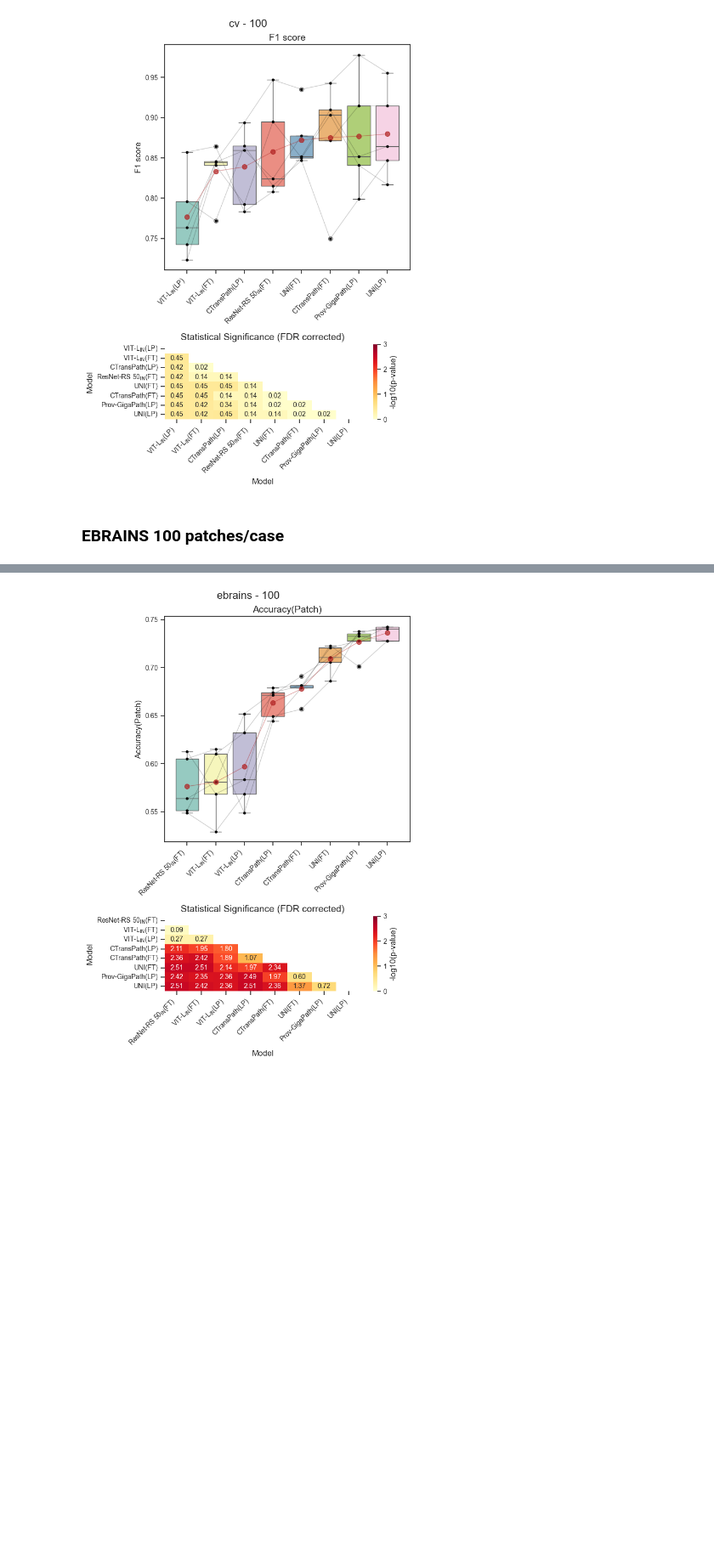
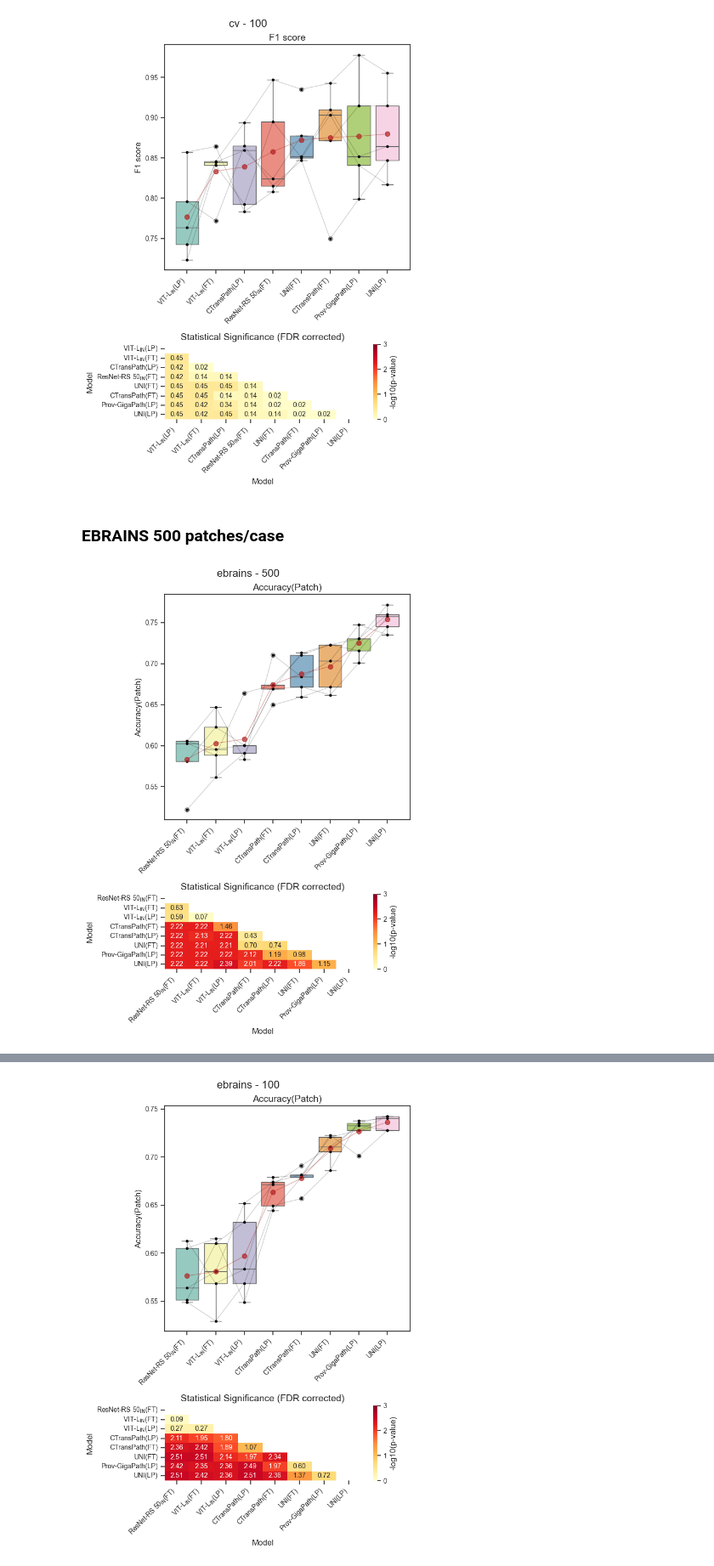
Before and after one commit to endaaman/bt, a Jupyter notebook: notes/note_metrics.ipynb, the cells around one changed output, grey strips where cells are left out. Shown at 85% size. Saved outputs shown, nothing was run; the diff lists cells and outputs as text; code cells hidden in the pictures; blank space fills up the shorter version.

```diff
--- a/notes/note_metrics.ipynb
+++ b/notes/note_metrics.ipynb
@@ -212,4 +212,10 @@ plt.show()
 # %% [output]
 [figure]
 # %% [markdown]
-### EBRAINS 100 patches/case
+### EBRAINS 500 patches/case
+# %%
+paired_box('ebrains', 500, 'Accuracy(Patch)', verbose=False)
+plt.savefig("out/figs/fig3_ebrains_500_pacc.png", format="png", dpi=300)
+plt.show()
+# %% [output]
+[figure, added]
```
Also changed, not shown: parts of 4 cells of this notebook, 4 other files.
